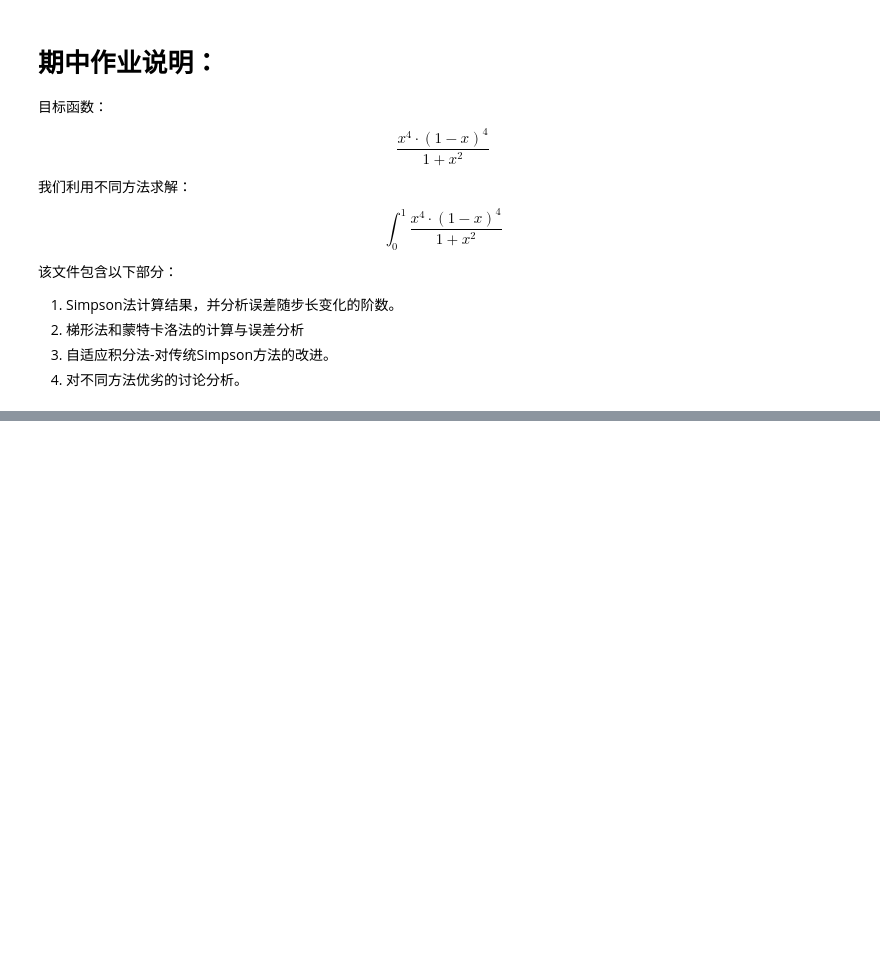
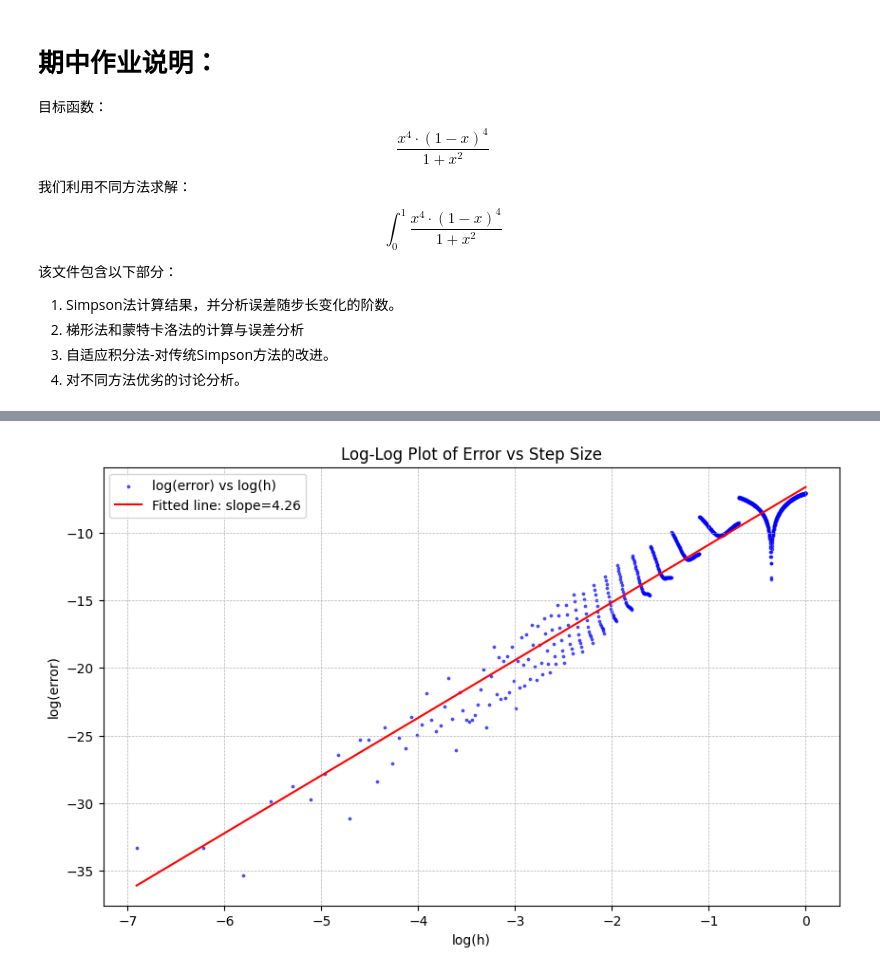
Before and after one commit to k1-star/computational-physics, a Jupyter notebook: project1/int.ipynb, the cells around one changed output, grey strips where cells are left out. Saved outputs shown, nothing was run; the diff lists cells and outputs as text; code cells hidden in the pictures; blank space fills up the shorter version.

```diff
--- a/project1/int.ipynb
+++ b/project1/int.ipynb
@@ -89,0 +97,26 @@ print("计算时间为：", time, "秒")
+# %%
+# 对数拟合
+# 将manyerror中为0的值替换为上一个有效值
+for i in range(1, len(manyerror)):
+    if manyerror[i] == 0:
+        manyerror[i] = manyerror[i - 1]
+log_h = np.log(manyh)
+log_error = np.log(manyerror)
+
+# 使用 numpy 的 polyfit 进行线性拟合
+coefficients = np.polyfit(log_h, log_error, 1)  # 一次多项式拟合
+fitted_line = np.polyval(coefficients, log_h)  # 计算拟合直线
+
+# 绘制拟合结果
+plt.figure(figsize=(10, 6))
+plt.scatter(log_h, log_error,s=3, label='log(error) vs log(h)', color='blue', alpha=0.6)
+plt.plot(log_h, fitted_line, label=f'Fitted line: slope={coefficients[0]:.2f}', color='red')
+plt.xlabel('log(h)')
+plt.ylabel('log(error)')
+plt.title('Log-Log Plot of Error vs Step Size')
+plt.legend()
+plt.grid(True, linestyle='--', linewidth=0.5)
+plt.savefig('log_error_vs_log_h.png', dpi=600, bbox_inches='tight')
+plt.show()
+# %% [output]
+[figure, added]
```
Also changed, not shown: parts of 9 cells of this notebook, 6 other files.
